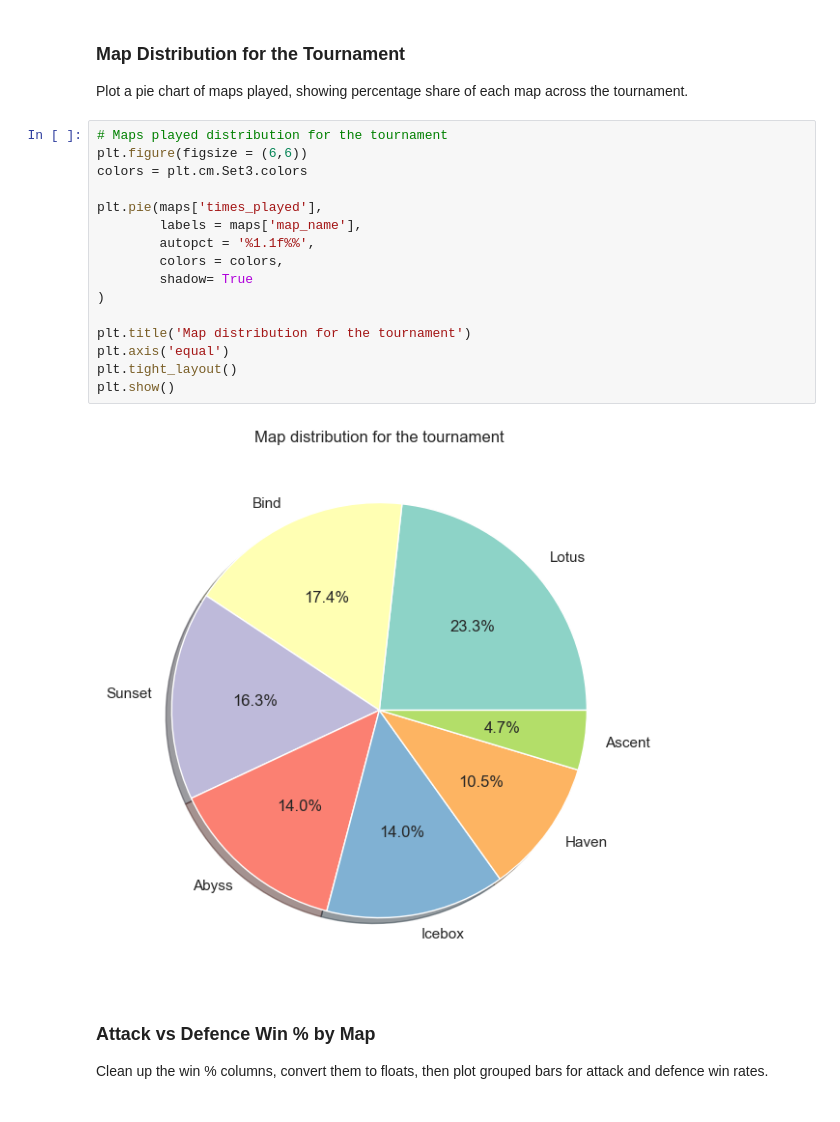
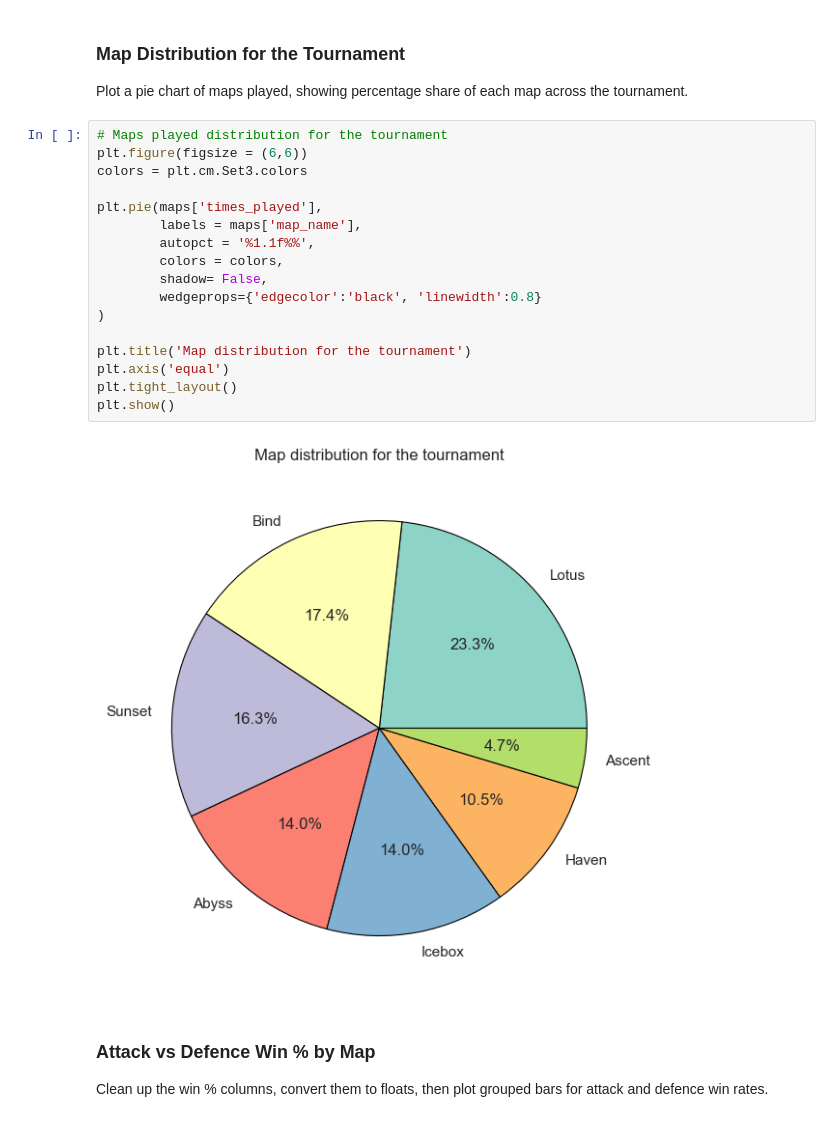
Before and after one commit to Piyush86kumar/Valorant-Champions-2024-Analysis, a Jupyter notebook: Detailed_matches_maps.ipynb, the cells around one changed output. Cells and saved outputs as stored; diff of their text form.

```diff
--- a/Detailed_matches_maps.ipynb
+++ b/Detailed_matches_maps.ipynb
@@ -1440,21 +1442,22 @@ Plot a pie chart of maps played, showing percentage share of each map across the
 # %%
 # Maps played distribution for the tournament
 plt.figure(figsize = (6,6))
 colors = plt.cm.Set3.colors
 
 plt.pie(maps['times_played'],
         labels = maps['map_name'],
         autopct = '%1.1f%%',
         colors = colors,
-        shadow= True
+        shadow= False,
+        wedgeprops={'edgecolor':'black', 'linewidth':0.8}
 )
 
 plt.title('Map distribution for the tournament')
 plt.axis('equal')
 plt.tight_layout()
 plt.show()
 # %% [output]
-[figure, old version]
+[figure, new version]
 # %% [markdown]
 ### Attack vs Defence Win % by Map
 Clean up the win % columns, convert them to floats, then plot grouped bars for attack and defence win rates.
```
Also changed, not shown: parts of 11 cells of this notebook, 10 other files.
